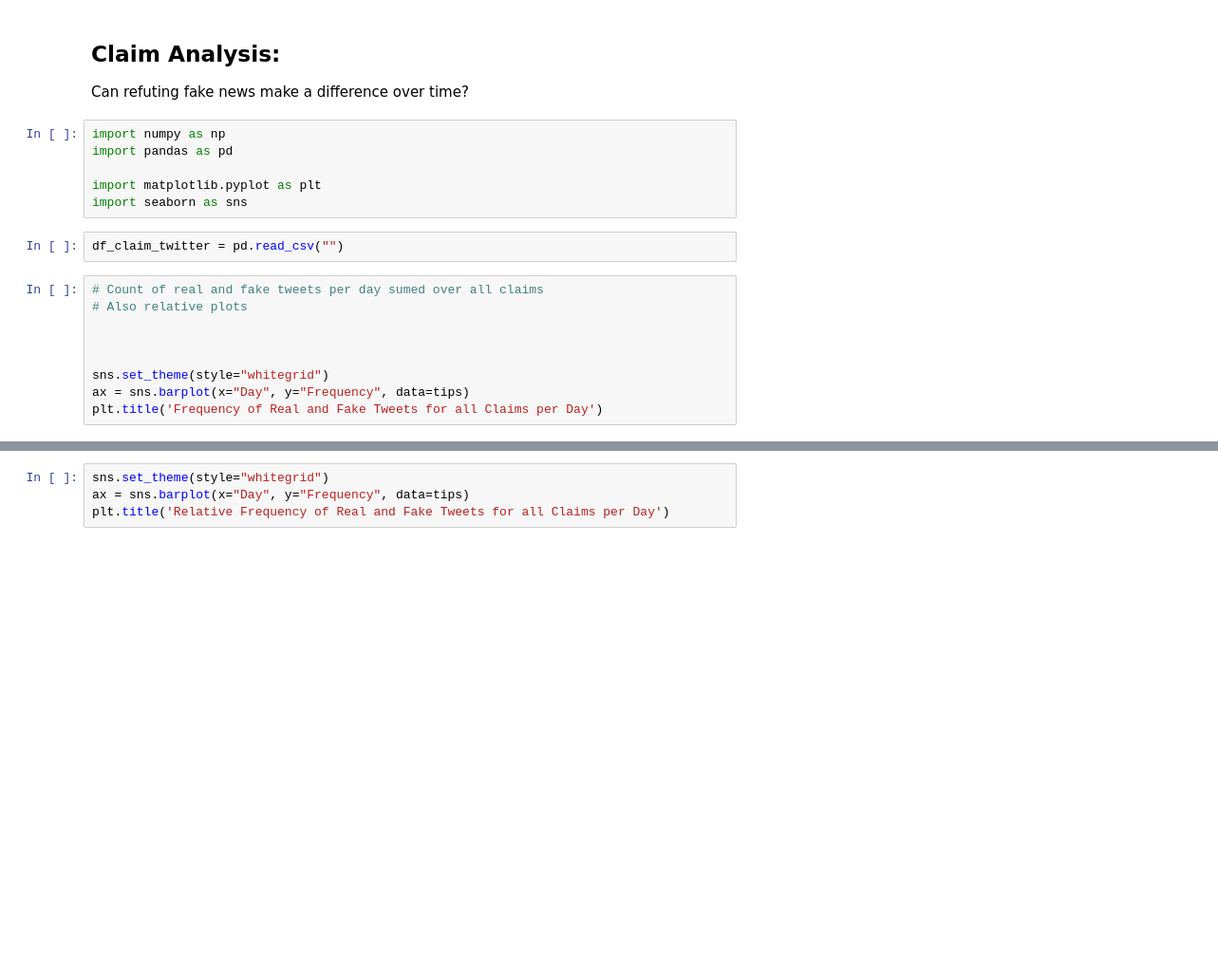
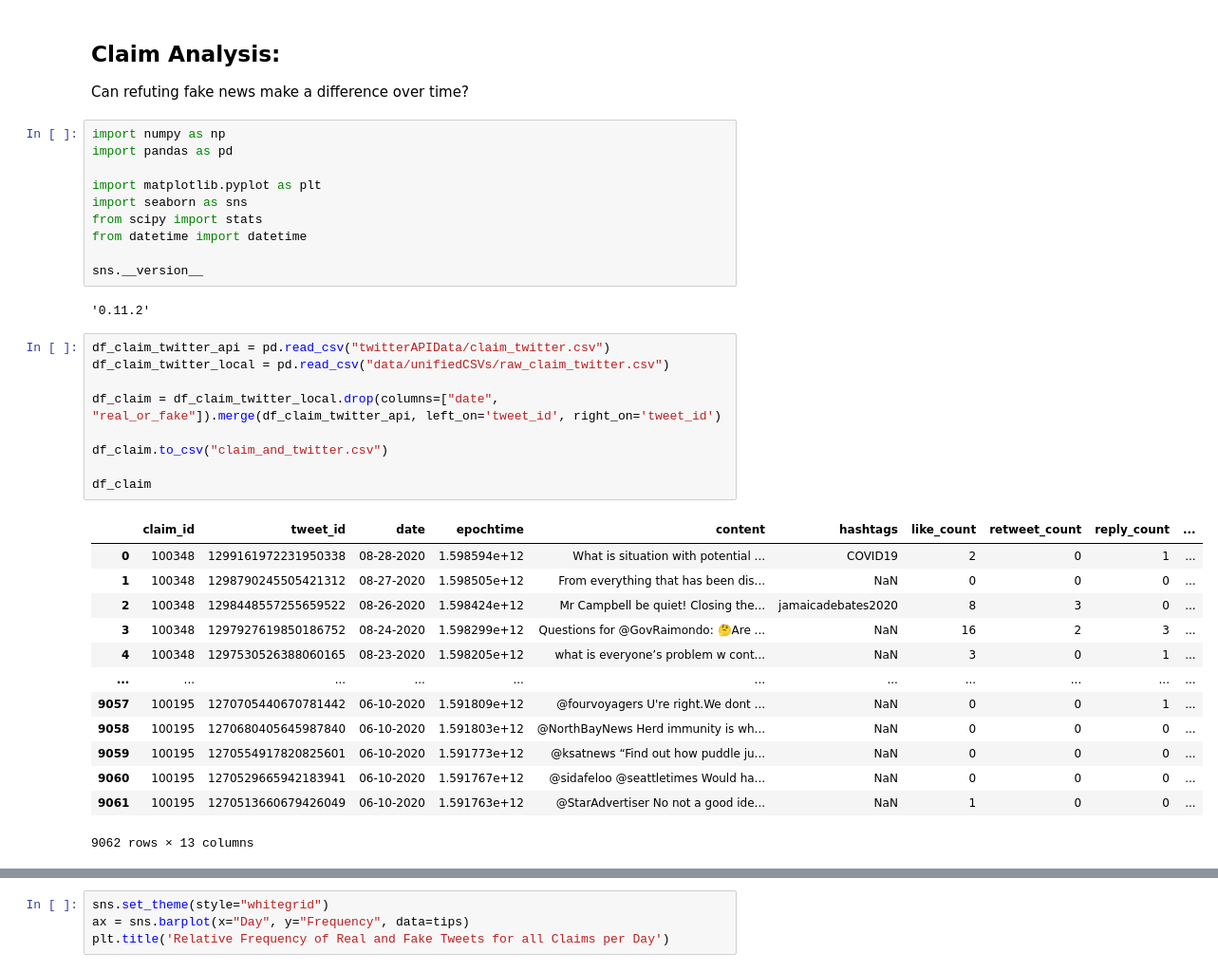
Before and after one commit to ecs2220/Hackathon-Fall-2021, a Jupyter notebook: analysis.ipynb, the cells around one changed output, grey strips where cells are left out. Shown at 95% size. Saved outputs shown, nothing was run; the diff lists cells and outputs as text; blank space fills up the shorter version.

```diff
--- a/analysis.ipynb
+++ b/analysis.ipynb
@@ -35,14 +35,32 @@ import pandas as pd
 
 import matplotlib.pyplot as plt
 import seaborn as sns
+from scipy import stats
+from datetime import datetime
+
+sns.__version__
+# %% [output]
+'0.11.2'
-# %%
-df_claim_twitter = pd.read_csv("")
-# %%
-# Count of real and fake tweets per day sumed over all claims
-# Also relative plots
-
-
-
-sns.set_theme(style="whitegrid")
-ax = sns.barplot(x="Day", y="Frequency", data=tips)
-plt.title('Frequency of Real and Fake Tweets for all Claims per Day')
+# %%
+df_claim_twitter_api = pd.read_csv("twitterAPIData/claim_twitter.csv")
+df_claim_twitter_local = pd.read_csv("data/unifiedCSVs/raw_claim_twitter.csv")
+
+df_claim = df_claim_twitter_local.drop(columns=["date", "real_or_fake"]).merge(df_claim_twitter_api, left_on='tweet_id', right_on='tweet_id')
+
+df_claim.to_csv("claim_and_twitter.csv")
+
+df_claim
+# %% [output]
+|  | claim_id | tweet_id | date | epochtime | content | hashtags | like_count | retweet_count | reply_count | ... |
+| 0 | 100348 | 1299161972231950338 | 08-28-2020 | 1.598594e+12 | What is situation with potential ... | COVID19 | 2 | 0 | 1 | ... |
+| 1 | 100348 | 1298790245505421312 | 08-27-2020 | 1.598505e+12 | From everything that has been dis... | NaN | 0 | 0 | 0 | ... |
+| 2 | 100348 | 1298448557255659522 | 08-26-2020 | 1.598424e+12 | Mr Campbell be quiet! Closing the... | jamaicadebates2020 | 8 | 3 | 0 | ... |
+| 3 | 100348 | 1297927619850186752 | 08-24-2020 | 1.598299e+12 | Questions for @GovRaimondo: 🤔Are ... | NaN | 16 | 2 | 3 | ... |
+| 4 | 100348 | 1297530526388060165 | 08-23-2020 | 1.598205e+12 | what is everyone’s problem w cont... | NaN | 3 | 0 | 1 | ... |
+| ... | ... | ... | ... | ... | ... | ... | ... | ... | ... | ... |
+| 9057 | 100195 | 1270705440670781442 | 06-10-2020 | 1.591809e+12 | @fourvoyagers U're right.We dont ... | NaN | 0 | 0 | 1 | ... |
+| 9058 | 100195 | 1270680405645987840 | 06-10-2020 | 1.591803e+12 | @NorthBayNews Herd immunity is wh... | NaN | 0 | 0 | 0 | ... |
+| 9059 | 100195 | 1270554917820825601 | 06-10-2020 | 1.591773e+12 | @ksatnews “Find out how puddle ju... | NaN | 0 | 0 | 0 | ... |
+| 9060 | 100195 | 1270529665942183941 | 06-10-2020 | 1.591767e+12 | @sidafeloo @seattletimes Would ha... | NaN | 0 | 0 | 0 | ... |
+| 9061 | 100195 | 1270513660679426049 | 06-10-2020 | 1.591763e+12 | @StarAdvertiser No not a good ide... | NaN | 1 | 0 | 0 | ... |
+9062 rows × 13 columns
```
Also changed, not shown: parts of 4 cells of this notebook, 4 other files.
